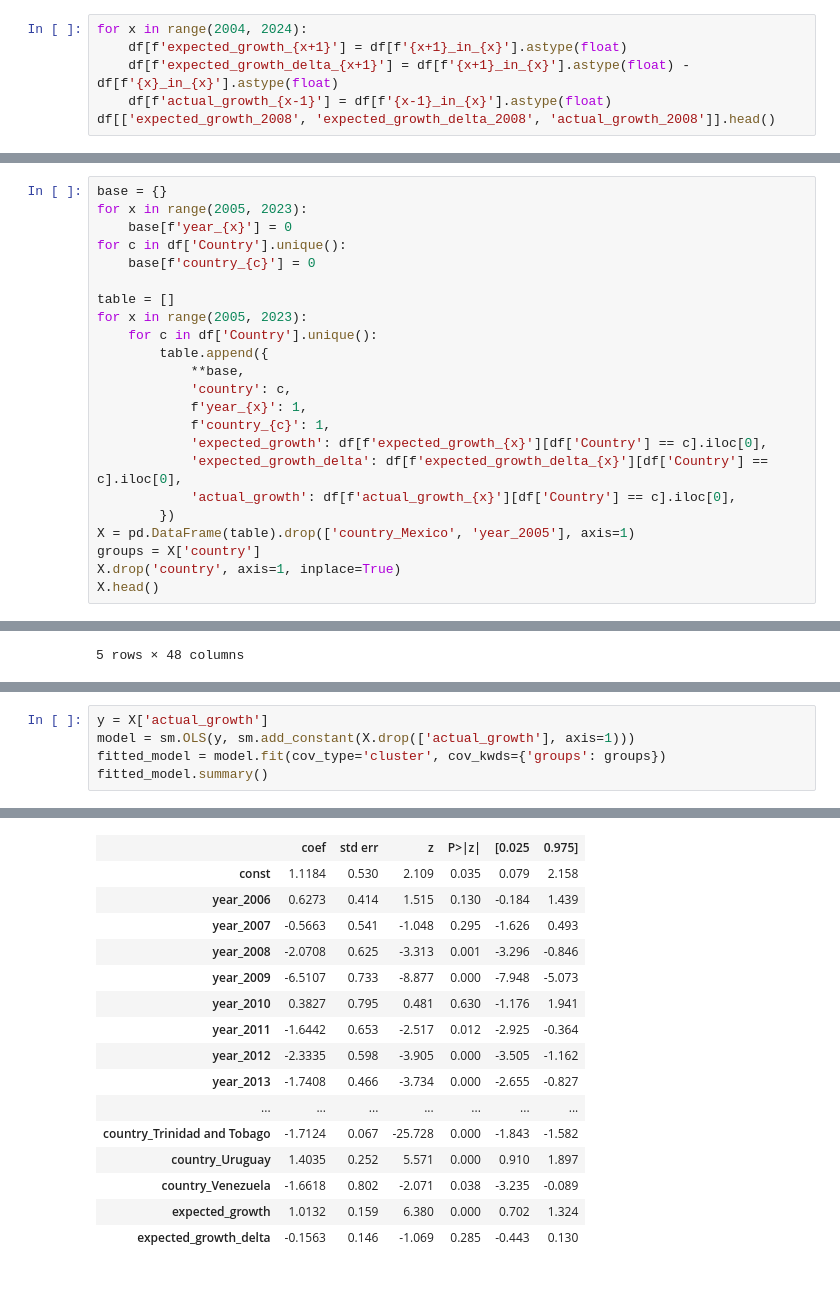
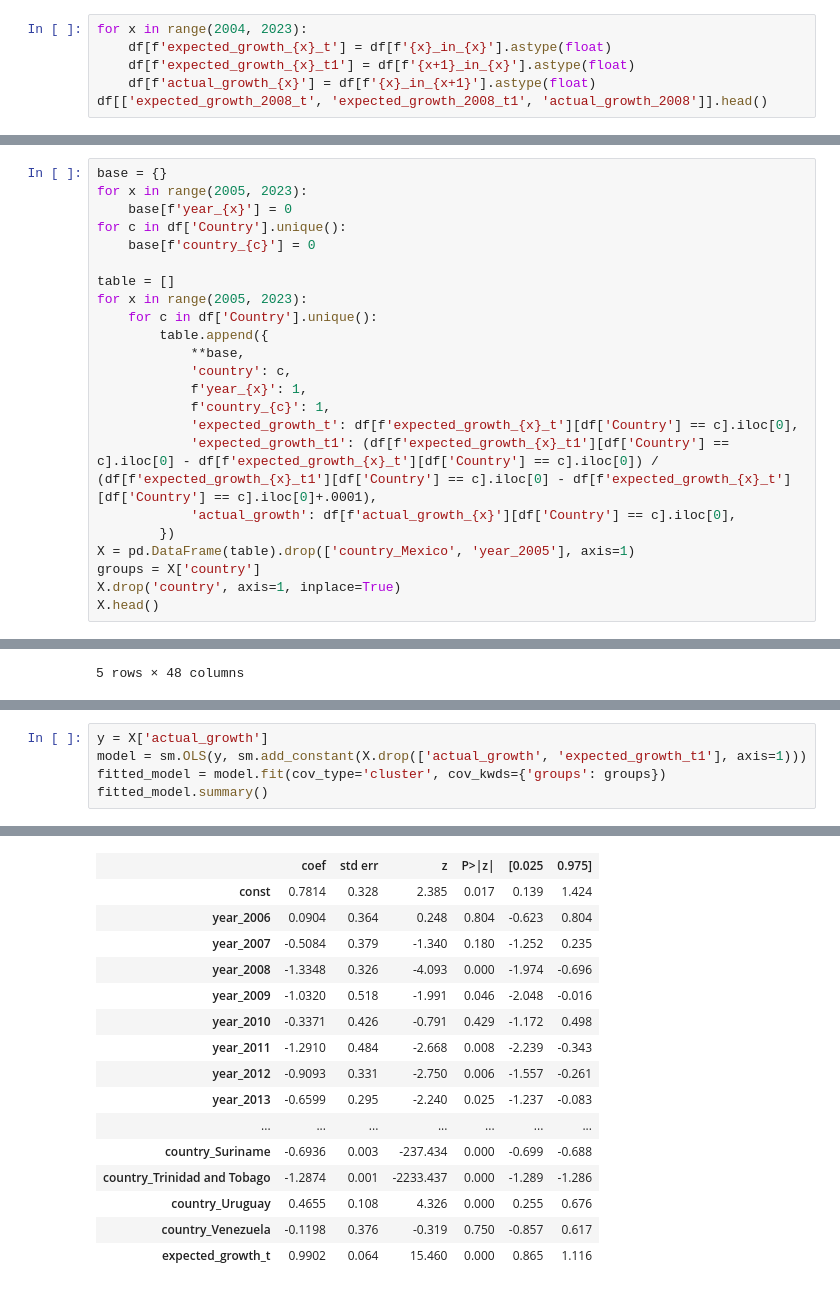
Before and after one commit to seppo0010/imf-growth, a Jupyter notebook: analysis3.ipynb, the cells around one changed output, grey strips where cells are left out. Cells and saved outputs as stored; diff of their text form.

```diff
--- a/analysis3.ipynb
+++ b/analysis3.ipynb
@@ -41,9 +41,9 @@ df[df['Country'] == 'Guyana'][['2020_in_2021', '2021_in_2022', '2022_in_2023']]
 # wtf?!
 df = df[df['Country'] != 'Guyana']
 # %%
-for x in range(2004, 2024):
-    df[f'expected_growth_{x+1}'] = df[f'{x+1}_in_{x}'].astype(float)
-    df[f'expected_growth_delta_{x+1}'] = df[f'{x+1}_in_{x}'].astype(float) - df[f'{x}_in_{x}'].astype(float)
-    df[f'actual_growth_{x-1}'] = df[f'{x-1}_in_{x}'].astype(float)
-df[['expected_growth_2008', 'expected_growth_delta_2008', 'actual_growth_2008']].head()
+for x in range(2004, 2023):
+    df[f'expected_growth_{x}_t'] = df[f'{x}_in_{x}'].astype(float)
+    df[f'expected_growth_{x}_t1'] = df[f'{x+1}_in_{x}'].astype(float)
+    df[f'actual_growth_{x}'] = df[f'{x}_in_{x+1}'].astype(float)
+df[['expected_growth_2008_t', 'expected_growth_2008_t1', 'actual_growth_2008']].head()
 # %% [output]
@@ -68,8 +68,8 @@ for x in range(2005, 2023):
             'country': c,
             f'year_{x}': 1,
             f'country_{c}': 1,
-            'expected_growth': df[f'expected_growth_{x}'][df['Country'] == c].iloc[0],
-            'expected_growth_delta': df[f'expected_growth_delta_{x}'][df['Country'] == c].iloc[0],
+            'expected_growth_t': df[f'expected_growth_{x}_t'][df['Country'] == c].iloc[0],
+            'expected_growth_t1': (df[f'expected_growth_{x}_t1'][df['Country'] == c].iloc[0] - df[f'expected_growth_{x}_t'][df['Country'] == c].iloc[0]) / (df[f'expected_growth_{x}_t1'][df['Country'] == c].iloc[0] - df[f'expected_growth_{x}_t'][df['Country'] == c].iloc[0]+.0001),
             'actual_growth': df[f'actual_growth_{x}'][df['Country'] == c].iloc[0],
         })
 X = pd.DataFrame(table).drop(['country_Mexico', 'year_2005'], axis=1)
@@ -156,6 +117,6 @@ In 2009, the economy was believed to be growing at 3.6%, the prediction for 2010
 # %%
 y = X['actual_growth']
-model = sm.OLS(y, sm.add_constant(X.drop(['actual_growth'], axis=1)))
+model = sm.OLS(y, sm.add_constant(X.drop(['actual_growth', 'expected_growth_t1'], axis=1)))
 fitted_model = model.fit(cov_type='cluster', cov_kwds={'groups': groups})
 fitted_model.summary()
 # %% [output]
@@ -171,17 +132,17 @@ OLS Regression Results
 | Covariance Type: | cluster |  |  |
 |  | coef | std err | z | P>|z| | [0.025 | 0.975] |
-| const | 1.1184 | 0.530 | 2.109 | 0.035 | 0.079 | 2.158 |
-| year_2006 | 0.6273 | 0.414 | 1.515 | 0.130 | -0.184 | 1.439 |
-| year_2007 | -0.5663 | 0.541 | -1.048 | 0.295 | -1.626 | 0.493 |
-| year_2008 | -2.0708 | 0.625 | -3.313 | 0.001 | -3.296 | -0.846 |
-| year_2009 | -6.5107 | 0.733 | -8.877 | 0.000 | -7.948 | -5.073 |
-| year_2010 | 0.3827 | 0.795 | 0.481 | 0.630 | -1.176 | 1.941 |
-| year_2011 | -1.6442 | 0.653 | -2.517 | 0.012 | -2.925 | -0.364 |
-| year_2012 | -2.3335 | 0.598 | -3.905 | 0.000 | -3.505 | -1.162 |
-| year_2013 | -1.7408 | 0.466 | -3.734 | 0.000 | -2.655 | -0.827 |
+| const | 0.7814 | 0.328 | 2.385 | 0.017 | 0.139 | 1.424 |
+| year_2006 | 0.0904 | 0.364 | 0.248 | 0.804 | -0.623 | 0.804 |
+| year_2007 | -0.5084 | 0.379 | -1.340 | 0.180 | -1.252 | 0.235 |
+| year_2008 | -1.3348 | 0.326 | -4.093 | 0.000 | -1.974 | -0.696 |
+| year_2009 | -1.0320 | 0.518 | -1.991 | 0.046 | -2.048 | -0.016 |
+| year_2010 | -0.3371 | 0.426 | -0.791 | 0.429 | -1.172 | 0.498 |
+| year_2011 | -1.2910 | 0.484 | -2.668 | 0.008 | -2.239 | -0.343 |
+| year_2012 | -0.9093 | 0.331 | -2.750 | 0.006 | -1.557 | -0.261 |
+| year_2013 | -0.6599 | 0.295 | -2.240 | 0.025 | -1.237 | -0.083 |
 | ... | ... | ... | ... | ... | ... | ... |
-| country_Trinidad and Tobago | -1.7124 | 0.067 | -25.728 | 0.000 | -1.843 | -1.582 |
-| country_Uruguay | 1.4035 | 0.252 | 5.571 | 0.000 | 0.910 | 1.897 |
-| country_Venezuela | -1.6618 | 0.802 | -2.071 | 0.038 | -3.235 | -0.089 |
-| expected_growth | 1.0132 | 0.159 | 6.380 | 0.000 | 0.702 | 1.324 |
-| expected_growth_delta | -0.1563 | 0.146 | -1.069 | 0.285 | -0.443 | 0.130 |
+| country_Suriname | -0.6936 | 0.003 | -237.434 | 0.000 | -0.699 | -0.688 |
+| country_Trinidad and Tobago | -1.2874 | 0.001 | -2233.437 | 0.000 | -1.289 | -1.286 |
+| country_Uruguay | 0.4655 | 0.108 | 4.326 | 0.000 | 0.255 | 0.676 |
+| country_Venezuela | -0.1198 | 0.376 | -0.319 | 0.750 | -0.857 | 0.617 |
+| expected_growth_t | 0.9902 | 0.064 | 15.460 | 0.000 | 0.865 | 1.116 |
```
Also changed, not shown: parts of 10 cells of this notebook.
